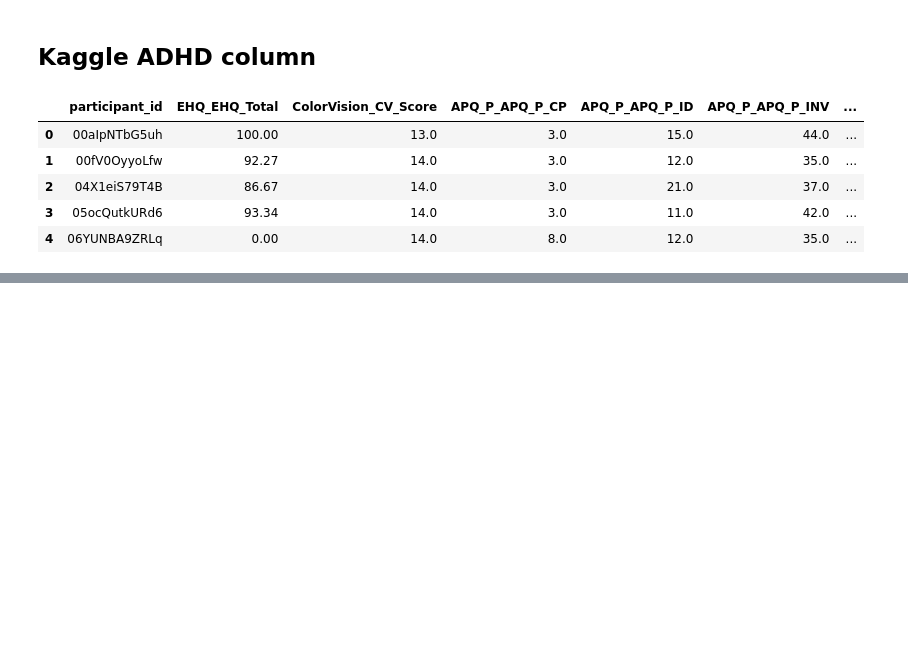
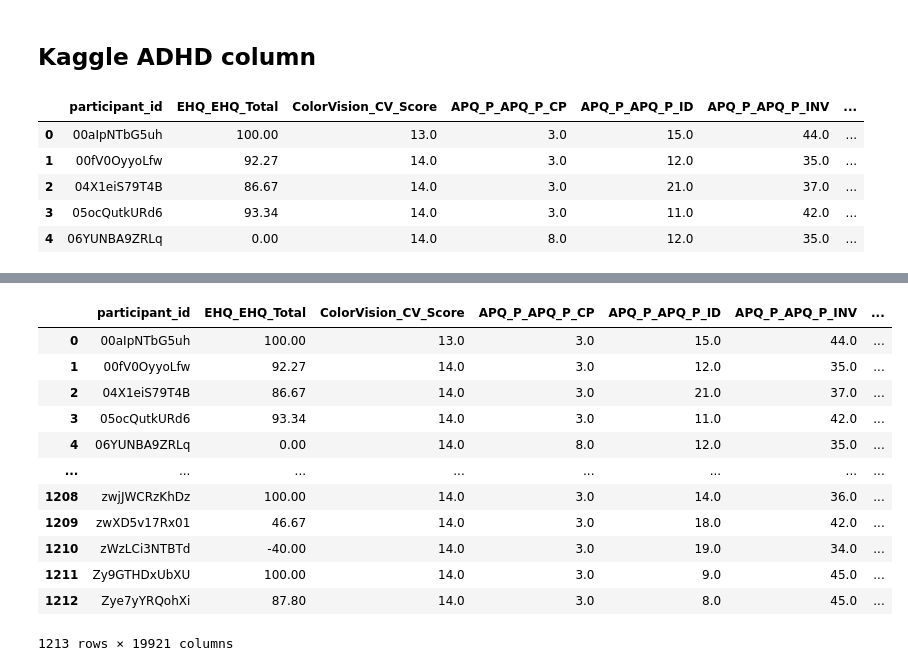
Before and after one commit to Leysha-B/Sex-patterns-in-ADHD, a Jupyter notebook: Analysis/data_cleaning.ipynb, the cells around one changed output, grey strips where cells are left out. Drawn from its saved outputs; the diff is of its cells as text; code cells hidden in the pictures; blank space fills up the shorter version.

```diff
--- a/Analysis/data_cleaning.ipynb
+++ b/Analysis/data_cleaning.ipynb
@@ -24,0 +26,3 @@ connctome_matrics.head()
+# %%
+training_solutions = pd.read_excel('../Kaggle/input/widsdatathon2025/TRAIN_NEW/TRAINING_SOLUTIONS.xlsx')
+training_solutions.head()
@@ -24,0 +53,17 @@ connctome_matrics.head()
+# %%
+merged_df = pd.merge(merged_df, training_solutions,  on='participant_id', how='inner')
+merged_df
+# %% [output]
+|  | participant_id | EHQ_EHQ_Total | ColorVision_CV_Score | APQ_P_APQ_P_CP | APQ_P_APQ_P_ID | APQ_P_APQ_P_INV | ... |
+| 0 | 00aIpNTbG5uh | 100.00 | 13.0 | 3.0 | 15.0 | 44.0 | ... |
+| 1 | 00fV0OyyoLfw | 92.27 | 14.0 | 3.0 | 12.0 | 35.0 | ... |
+| 2 | 04X1eiS79T4B | 86.67 | 14.0 | 3.0 | 21.0 | 37.0 | ... |
+| 3 | 05ocQutkURd6 | 93.34 | 14.0 | 3.0 | 11.0 | 42.0 | ... |
+| 4 | 06YUNBA9ZRLq | 0.00 | 14.0 | 8.0 | 12.0 | 35.0 | ... |
+| ... | ... | ... | ... | ... | ... | ... | ... |
+| 1208 | zwjJWCRzKhDz | 100.00 | 14.0 | 3.0 | 14.0 | 36.0 | ... |
+| 1209 | zwXD5v17Rx01 | 46.67 | 14.0 | 3.0 | 18.0 | 42.0 | ... |
+| 1210 | zWzLCi3NTBTd | -40.00 | 14.0 | 3.0 | 19.0 | 34.0 | ... |
+| 1211 | Zy9GTHDxUbXU | 100.00 | 14.0 | 3.0 | 9.0 | 45.0 | ... |
+| 1212 | Zye7yYRQohXi | 87.80 | 14.0 | 3.0 | 8.0 | 45.0 | ... |
+1213 rows × 19921 columns
```
Also changed, not shown: parts of 11 cells of this notebook, 4 other files.
